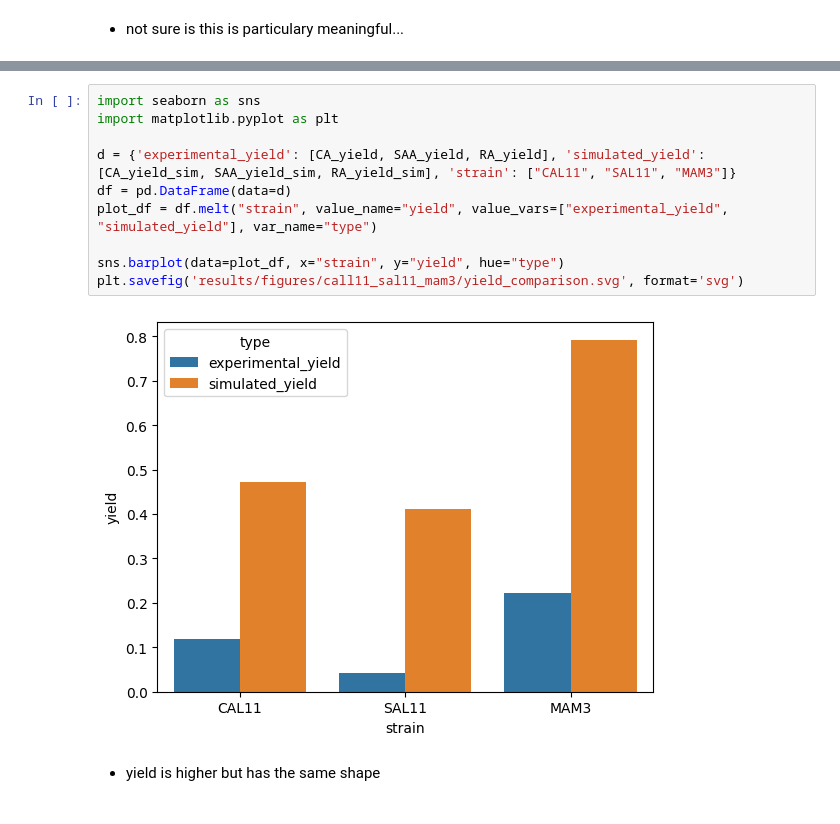
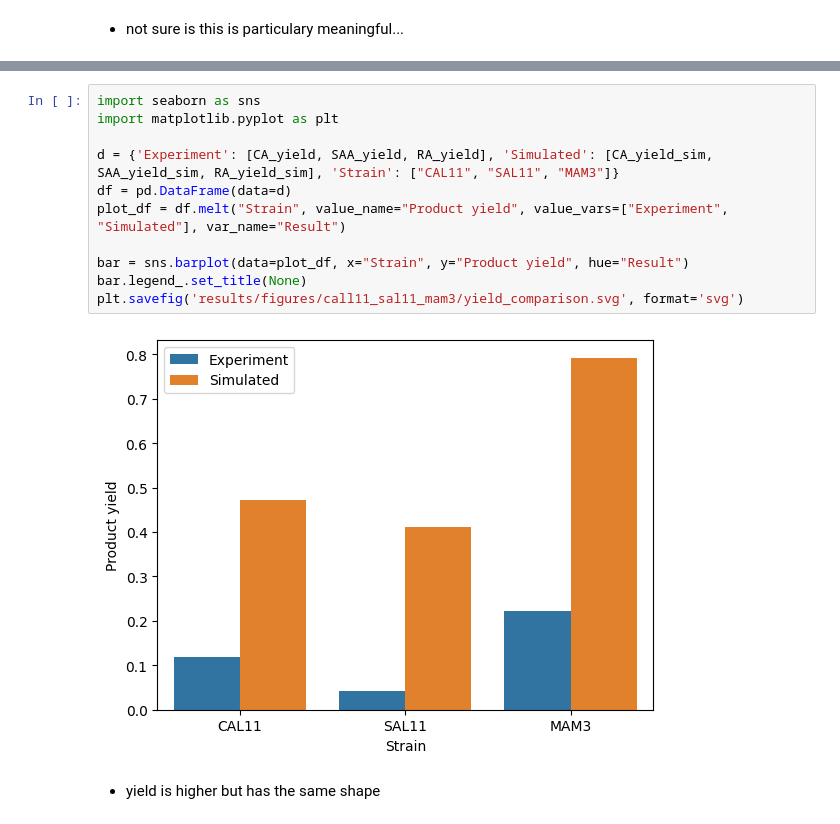
Before and after one commit to andreastallvik/BIOTBT3900, a Jupyter notebook: community_modelling/RAsynthesis/results_mixed_sub_tri.ipynb, the cells around one changed output, grey strips where cells are left out. Cells and saved outputs as stored; diff of their text form.

Commit message:
fixed labels on figure

```diff
--- a/community_modelling/RAsynthesis/results_mixed_sub_tri.ipynb
+++ b/community_modelling/RAsynthesis/results_mixed_sub_tri.ipynb
@@ -367,15 +367,16 @@ MAM3    0.2284968212524923
 # %%
 import seaborn as sns
 import matplotlib.pyplot as plt
 
-d = {'experimental_yield': [CA_yield, SAA_yield, RA_yield], 'simulated_yield': [CA_yield_sim, SAA_yield_sim, RA_yield_sim], 'strain': ["CAL11", "SAL11", "MAM3"]}
+d = {'Experiment': [CA_yield, SAA_yield, RA_yield], 'Simulated': [CA_yield_sim, SAA_yield_sim, RA_yield_sim], 'Strain': ["CAL11", "SAL11", "MAM3"]}
 df = pd.DataFrame(data=d)
-plot_df = df.melt("strain", value_name="yield", value_vars=["experimental_yield", "simulated_yield"], var_name="type")
+plot_df = df.melt("Strain", value_name="Product yield", value_vars=["Experiment", "Simulated"], var_name="Result")
 
-sns.barplot(data=plot_df, x="strain", y="yield", hue="type")
+bar = sns.barplot(data=plot_df, x="Strain", y="Product yield", hue="Result")
+bar.legend_.set_title(None)
 plt.savefig('results/figures/call11_sal11_mam3/yield_comparison.svg', format='svg')
 # %% [output]
-[figure, old version]
+[figure, new version]
 # %% [markdown]
 - yield is higher but has the same shape
 # %% [markdown]
```
Also changed, not shown: parts of 1 cell of this notebook, 1 other file.
